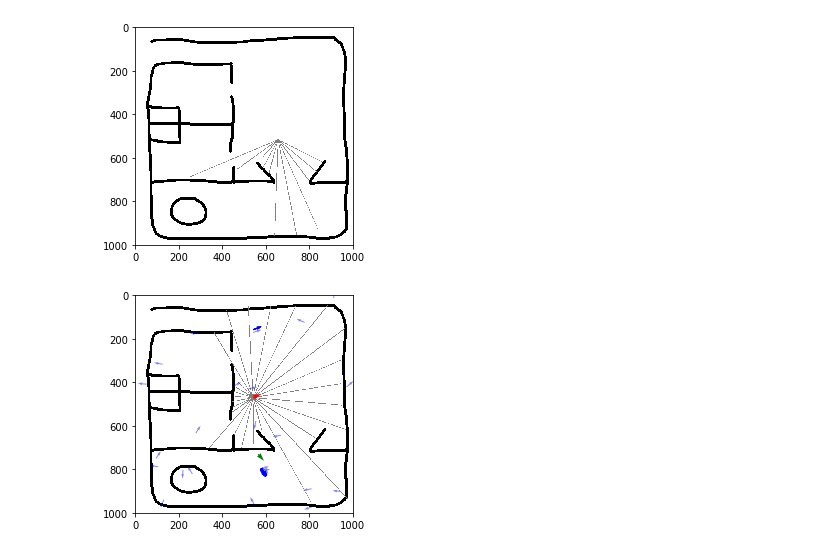
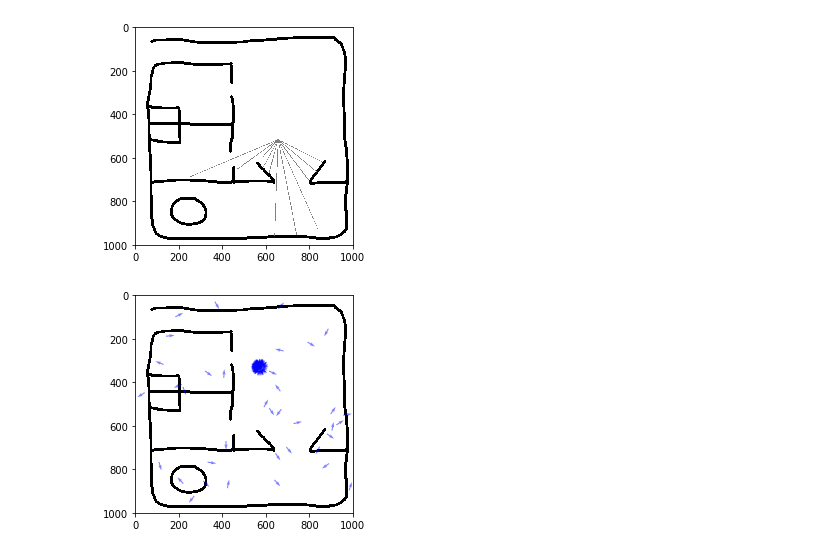
Before and after one commit to ferasboulala/slam, a Jupyter notebook: slam.ipynb, the cells around one changed output. Cells and saved outputs as stored; diff of their text form; code cells hidden in the pictures.

```diff
--- a/slam.ipynb
+++ b/slam.ipynb
@@ -377,7 +377,7 @@ simulate_sensor()
 class MonteCarloLocalization:
     ANGLE_SPLIT = 4
     MIN_INIT_ROW = 5
-    RATIO_NEW_PARTICLES = 0.1
+    RATIO_NEW_PARTICLES = 0.25
 
     def __init__(self, m, n_particles, sensor, alphas, real_pos, alpha_fast=0.9, alpha_slow=0.1):
         self.m = m
@@ -529,14 +529,14 @@ def listify(x):
 def simulate_monte_carlo_localization():
     mcl = MonteCarloLocalization(
         M,
-        200,
+        150,
         Sensor(360, 25, MAP_SIZE, 10),
         [0.01] * 4,
-        (0.5 * MAP_SIZE, 0.5 * MAP_SIZE, math.radians(-45))
+        (0.8 * MAP_SIZE, 0.2 * MAP_SIZE, math.radians(90))
     )
     D = 10
     T = 4
-    cmds = [[T, D, 0]] * 5
+    cmds = [[T, D, 0]] * 30
 
     fig, ax = plt.subplots()
     ax.set_ylim((MAP_SIZE, 0))
@@ -561,35 +561,35 @@ def simulate_monte_carlo_localization():
         return ax.quiver(
             x_s,
             y_s,
             U,
             V,
             scale=25,
             **args,
         )
 
     def animate(i):
-        if not i % 2: # predict
+        if i % 2: # predict
             init()
             cmd = cmds[i // 2]
             mcl.predict((math.radians(cmd[0]), cmd[1], math.radians(cmd[2])))
             plot_arrows(*mcl.real_pos, color='r')
             return [plot_arrows(mcl.x_s, mcl.y_s, mcl.thetas, color='b', alpha=0.5)]
 
         ax.clear()
         m_ = mcl.update(draw=True)
         ax.imshow(1 - m_, cmap='gray')
         plot_arrows(mcl.x_s, mcl.y_s, mcl.thetas, color='b', alpha=0.5)
         plot_arrows(*mcl.real_pos, color='r')
         return [plot_arrows(*mcl.estimated_pose(), color='g')]
 
     anim = animation.FuncAnimation(fig, animate, init_func=init, frames=2 * len(cmds), interval=500, blit=True)
 
     return anim
 
 anim = simulate_monte_carlo_localization()
 anim.save("slam.gif", writer=animation.PillowWriter(fps=5))
 # %% [output]
-[figure, old version]
+[figure, new version]
 # %%
 # To be used for mapping
 def measurement_model_beam_probabilistic(x_t, m, z, z_max, stddev, d=0.5):
```
Also changed, not shown: 1 other file.
